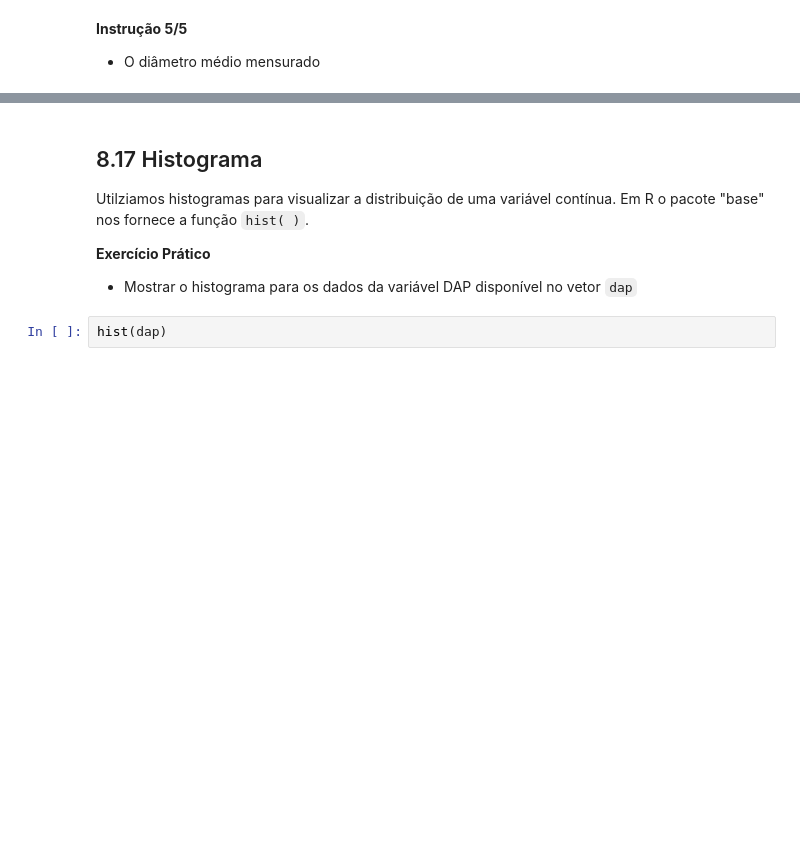
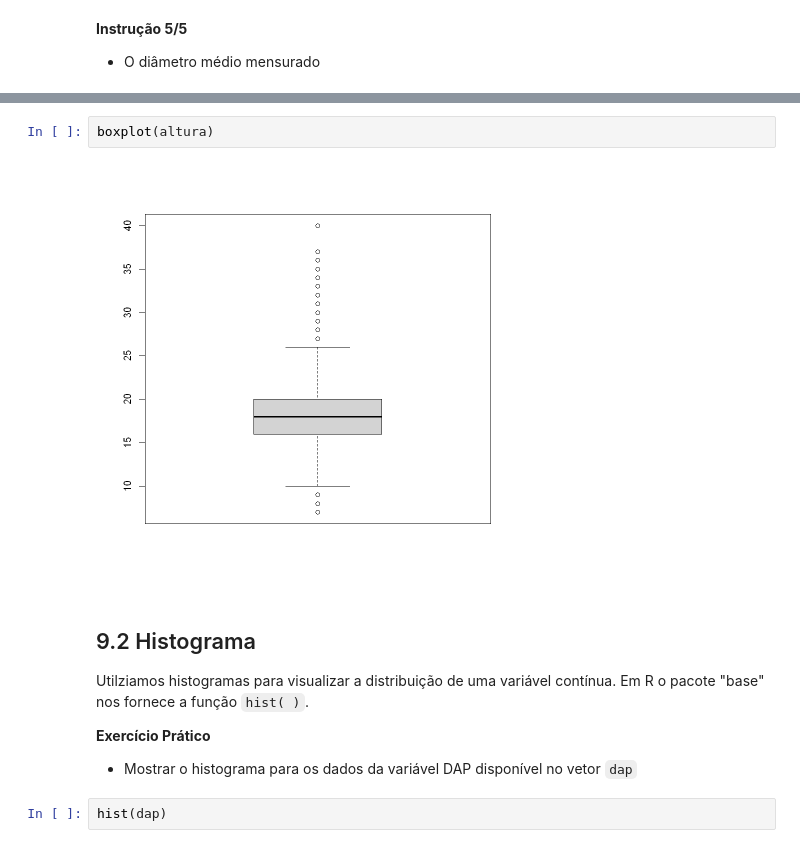
Before and after one commit to robson-cruz/Introducao_Analise_Dados_R, a Jupyter notebook: Modulo_1_Introducao_Linguagem_R.ipynb, the cells around one changed output, grey strips where cells are left out. Cells and saved outputs as stored; diff of their text form; blank space fills up the shorter version.

```diff
--- a/Modulo_1_Introducao_Linguagem_R.ipynb
+++ b/Modulo_1_Introducao_Linguagem_R.ipynb
@@ -283,5 +371,9 @@ Considerando o vetor de nome `dap`, o qual armaneza dados de mensuração de di
+# %%
+boxplot(altura)
+# %% [output]
+[figure, added]
 # %% [markdown]
-## 8.17 Histograma
+## 9.2 Histograma
 Utilziamos histogramas para visualizar a distribuição de uma variável contínua. Em R o pacote "base" nos fornece a função `hist( )`.
 
 **Exercício Prático**
```
Also changed, not shown: parts of 98 cells of this notebook.
